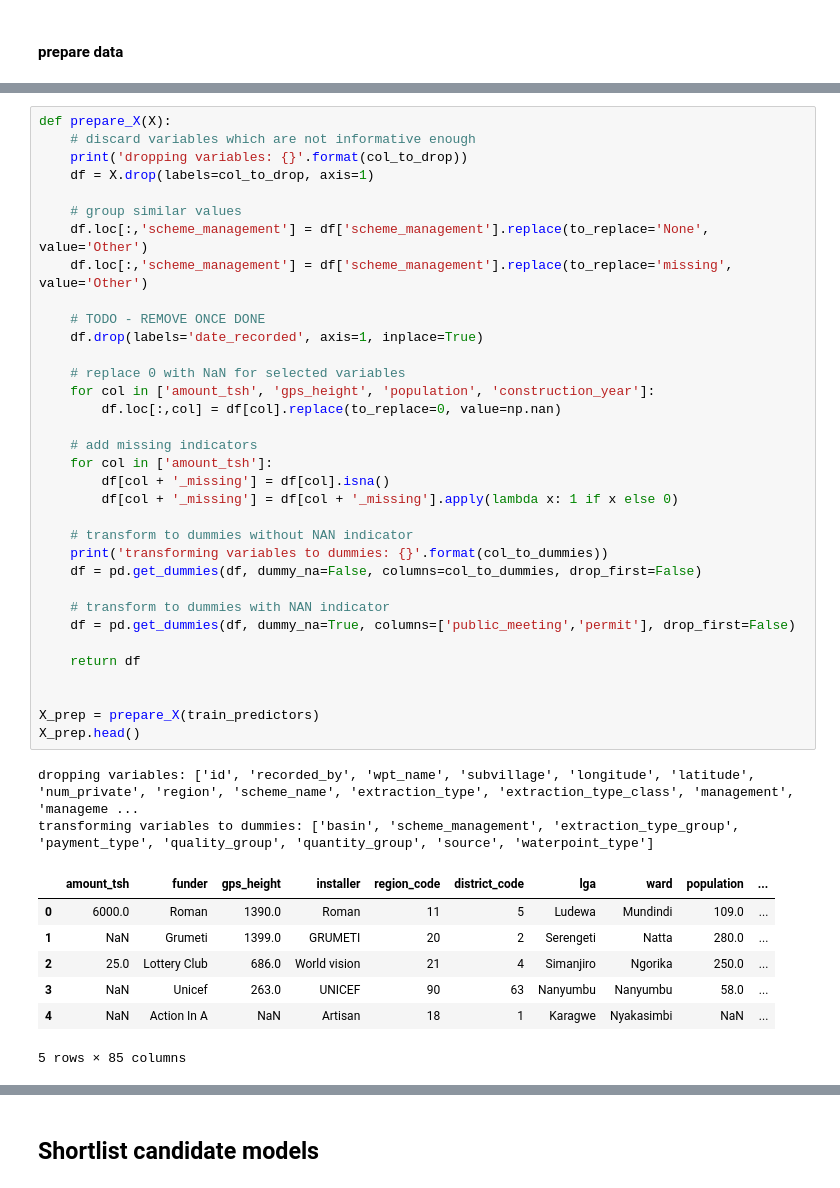
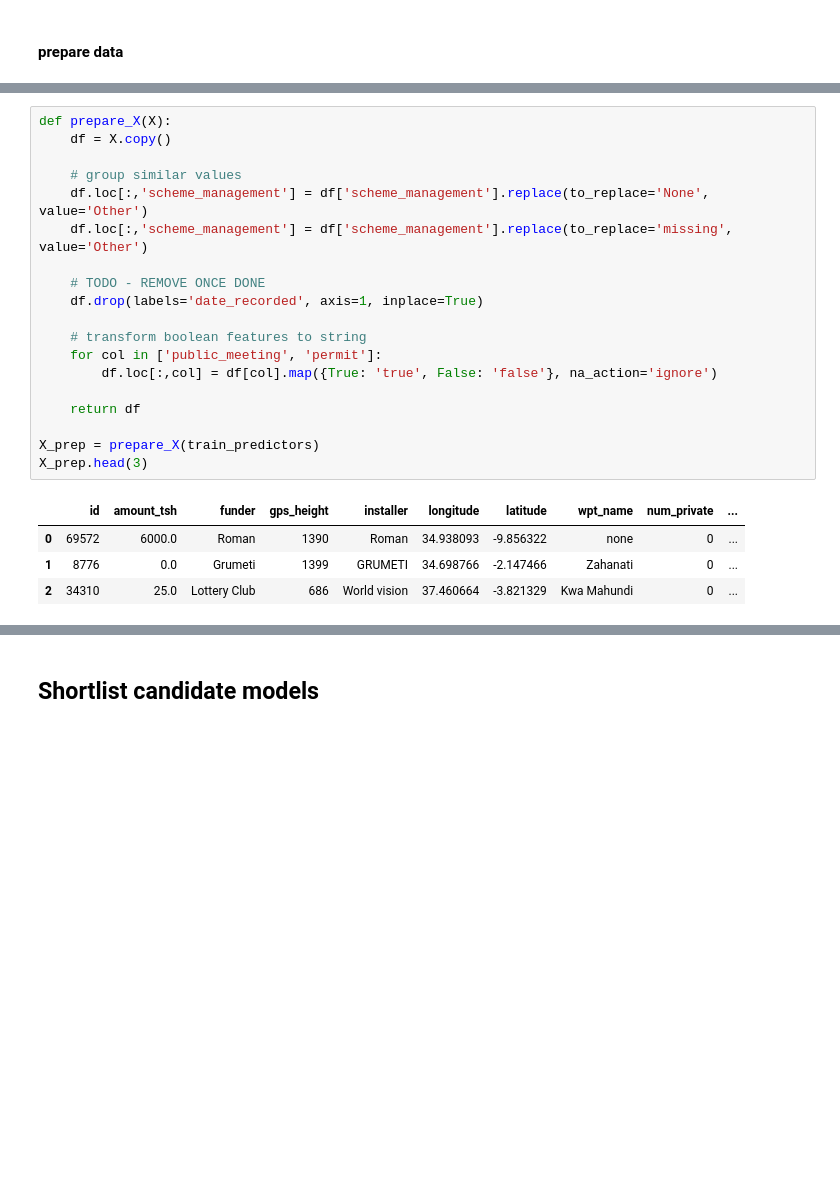
Before and after one commit to cedric-bertrand/DS-py, a Jupyter notebook: taarifa-wp/water_pumps.ipynb, the cells around one changed output, grey strips where cells are left out. Saved outputs shown, nothing was run; the diff lists cells and outputs as text; blank space fills up the shorter version.

Commit message:
revamp for pipeline and featureunion - 0.7882

```diff
--- a/taarifa-wp/water_pumps.ipynb
+++ b/taarifa-wp/water_pumps.ipynb
@@ -636,44 +591,24 @@ HighCardinalityTransformer()
 # %%
 def prepare_X(X):
-    # discard variables which are not informative enough
-    print('dropping variables: {}'.format(col_to_drop))
-    df = X.drop(labels=col_to_drop, axis=1)
+    df = X.copy()
 
     # group similar values
     df.loc[:,'scheme_management'] = df['scheme_management'].replace(to_replace='None', value='Other')
     df.loc[:,'scheme_management'] = df['scheme_management'].replace(to_replace='missing', value='Other')
 
     # TODO - REMOVE ONCE DONE
     df.drop(labels='date_recorded', axis=1, inplace=True)
 
-    # replace 0 with NaN for selected variables
-    for col in ['amount_tsh', 'gps_height', 'population', 'construction_year']:
-        df.loc[:,col] = df[col].replace(to_replace=0, value=np.nan)
-
-    # add missing indicators
-    for col in ['amount_tsh']:
-        df[col + '_missing'] = df[col].isna()
-        df[col + '_missing'] = df[col + '_missing'].apply(lambda x: 1 if x else 0)
-
-    # transform to dummies without NAN indicator
-    print('transforming variables to dummies: {}'.format(col_to_dummies))
-    df = pd.get_dummies(df, dummy_na=False, columns=col_to_dummies, drop_first=False)
-
-    # transform to dummies with NAN indicator
-    df = pd.get_dummies(df, dummy_na=True, columns=['public_meeting','permit'], drop_first=False)
+    # transform boolean features to string
+    for col in ['public_meeting', 'permit']:
+        df.loc[:,col] = df[col].map({True: 'true', False: 'false'}, na_action='ignore')
 
     return df
 
-
 X_prep = prepare_X(train_predictors)
-X_prep.head()
+X_prep.head(3)
 # %% [output]
-dropping variables: ['id', 'recorded_by', 'wpt_name', 'subvillage', 'longitude', 'latitude', 'num_private', 'region', 'scheme_name', 'extraction_type', 'extraction_type_class', 'management', 'manageme ...
-transforming variables to dummies: ['basin', 'scheme_management', 'extraction_type_group', 'payment_type', 'quality_group', 'quantity_group', 'source', 'waterpoint_type']
-|  | amount_tsh | funder | gps_height | installer | region_code | district_code | lga | ward | population | ... |
-| 0 | 6000.0 | Roman | 1390.0 | Roman | 11 | 5 | Ludewa | Mundindi | 109.0 | ... |
-| 1 | NaN | Grumeti | 1399.0 | GRUMETI | 20 | 2 | Serengeti | Natta | 280.0 | ... |
-| 2 | 25.0 | Lottery Club | 686.0 | World vision | 21 | 4 | Simanjiro | Ngorika | 250.0 | ... |
-| 3 | NaN | Unicef | 263.0 | UNICEF | 90 | 63 | Nanyumbu | Nanyumbu | 58.0 | ... |
-| 4 | NaN | Action In A | NaN | Artisan | 18 | 1 | Karagwe | Nyakasimbi | NaN | ... |
+|  | id | amount_tsh | funder | gps_height | installer | longitude | latitude | wpt_name | num_private | ... |
+| 0 | 69572 | 6000.0 | Roman | 1390 | Roman | 34.938093 | -9.856322 | none | 0 | ... |
+| 1 | 8776 | 0.0 | Grumeti | 1399 | GRUMETI | 34.698766 | -2.147466 | Zahanati | 0 | ... |
+| 2 | 34310 | 25.0 | Lottery Club | 686 | World vision | 37.460664 | -3.821329 | Kwa Mahundi | 0 | ... |
-5 rows × 85 columns
```
Also changed, not shown: parts of 109 cells of this notebook.
